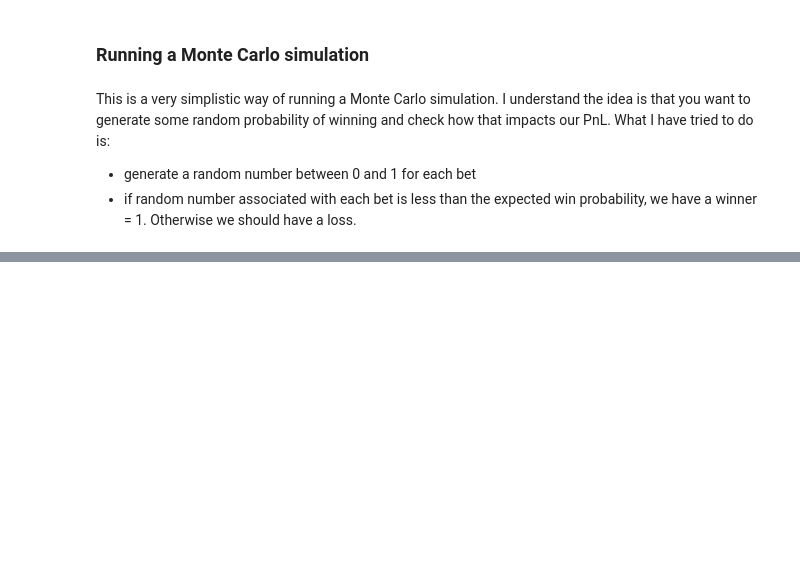
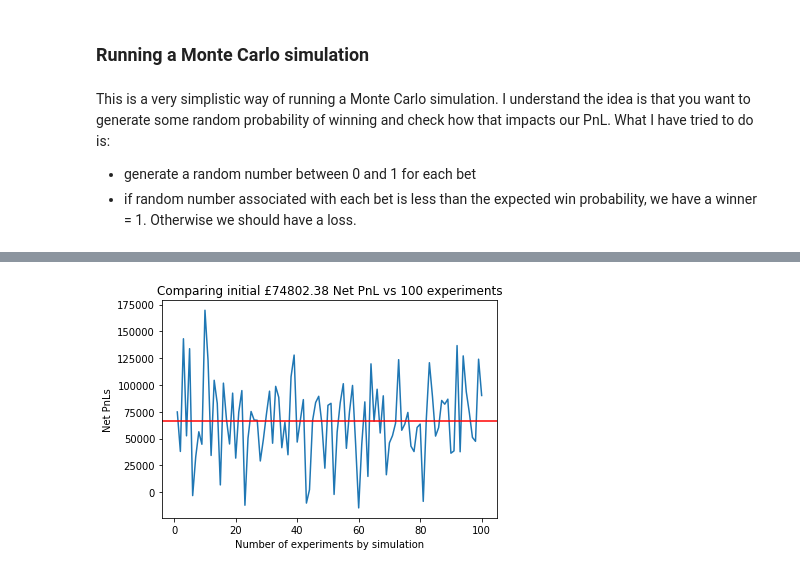
Before and after one commit to nicodosw11/betting-analysis, a Jupyter notebook: betting-analysis.ipynb, the cells around one changed output, grey strips where cells are left out. Drawn from its saved outputs; the diff is of its cells as text; code cells hidden in the pictures; blank space fills up the shorter version.

Commit message:
improve Monte Carlo analysis

```diff
--- a/betting-analysis.ipynb
+++ b/betting-analysis.ipynb
@@ -91,8 +91,11 @@ Name: overlay, dtype: int64
 True    86648
 Name: overlay, dtype: int64
 # %%
-# df["side"] = ["lay" if x < 0 else "back" for x in df["overlay"]]
-df["side"] = df["overlay"].map( lambda x: "lay" if x < 0 else "back")
+%timeit df["side"] = np.where(df["overlay"] > 0, "back", "lay") # 5.59 ms ± 233 µs per loop (mean ± std. dev. of 7 runs, 100 loops each)
+# %timeit df["side"] = ["lay" if x < 0 else "back" for x in df["overlay"]] # 14.6 ms ± 357 µs per loop (mean ± std. dev. of 7 runs, 100 loops each)
+# %timeit df["side"] = df["overlay"].apply(lambda x: "lay" if x < 0 else "back") # 16.6 ms ± 759 µs per loop (mean ± std. dev. of 7 runs, 100 loops each)
+# %timeit df["side"] = df["overlay"].map( lambda x: "lay" if x < 0 else "back") # 17.7 ms ± 706 µs per loop (mean ± std. dev. of 7 runs, 100 loops each)
+
 # df.loc[df["overlay"] < 0, "kelly"] = 10000 * ((df["overlay"] * (-1)) / (odds - 1))
 # df.loc[df["overlay"] > 0, "kelly"] = 10000 * (df["overlay"] / (odds - 1))
 df["kelly"] = np.where(df["overlay"] < 0, 10000 * ((df["overlay"] * (-1)) / (odds - 1)), 10000 * (df["overlay"] / (odds - 1)))
@@ -289,0 +240,82 @@ print(randomly_generated_results)
+# %%
+# random simulations based on random numbers
+import pandas as pd, numpy as np
+import random
+import matplotlib.pyplot as plt
+
+
+def generate_betting_analysis_results(total_experiments):
+    experiments_num = []
+    results = []
+    initial_df = pd.read_csv('horses.csv')
+
+    # does not change
+    estimated_prob_winning = 1 / initial_df["win_fair_price"]
+    initial_df["estimated_prob_winning"] = estimated_prob_winning
+    odds = initial_df["win_starting_price"]
+    initial_df["overlay"] = (estimated_prob_winning * odds) - 1
+    initial_df["side"] = np.where(initial_df["overlay"] > 0, "back", "lay")
+    back_bets = initial_df["side"] == "back"
+    lay_bets = initial_df["side"] == "lay"
+    back_kelly = 10000 * (initial_df["overlay"] / (odds - 1))
+    lay_kelly = 10000 * ((initial_df["overlay"] * (-1)) / (odds - 1))
+    initial_df["kelly"] = np.where(initial_df["overlay"] > 0, back_kelly, lay_kelly)
+    initial_df["turnover"] = np.where(initial_df["kelly"] >= 2, initial_df["kelly"], 0)
+
+    for i in range(total_experiments):
+        experiments_num.append(i+1)
+        df = initial_df.copy()
+
+
+        #determine winners: this does change for each iteration
+        #skip below step for first iteration
+        if i > 0:
+            df["random_prob_winning"] = np.random.uniform(0,1, size=len(df))
+            df["winner"] = np.where(estimated_prob_winning >= df["random_prob_winning"], 1, 0)
+
+        back_winners = (df["winner"] == 1) & (df["side"] == "back")
+        back_losers = (df["winner"] == 0) & (df["side"] == "back")
+        lay_winners = (df["winner"] == 0) & (df["side"] == "lay")
+        lay_losers = (df["winner"] == 1) & (df["side"] == "lay")
+        pnl_back_winners = df["turnover"] * ( odds - 1 )
+        pnl_back_back_losers = -df["turnover"]
+        pnl_lay_winners = df["turnover"]
+        pnl_lay_losers = -df["turnover"] * ( odds - 1 )
+
+        pnl_conditions = [
+            back_winners,
+            back_losers,
+            lay_winners,
+            lay_losers]
+        pnl_choices = [pnl_back_winners, pnl_back_back_losers, pnl_lay_winners, pnl_lay_losers]
+
+        #calculate PnLs: this does change for each iteration
+        df["PnL"] = np.select(pnl_conditions, pnl_choices)
+
+        #calculate commissions and net PnLs: this does change for each iteration
+        race_pnl = df.groupby("race_number")["PnL"].transform("sum")
+        race_size = df.groupby("race_number")["PnL"].transform("count")
+        commission = race_pnl * 0.05
+        df["commission"] = np.where(df.groupby("race_number")["PnL"].transform("sum") > 0, commission / race_size, 0)
+        df["Net PnL"] = df["PnL"] - df["commission"]
+
+        Total_Net_PnL = df["Net PnL"].sum()
+        results.append(Total_Net_PnL)
+
+
+    plt.plot(experiments_num,results)
+    return experiments_num, results
+
+experiments, net_pnls = generate_betting_analysis_results(100)
+simulation_average_net_pnl = sum(net_pnls)/len(net_pnls)
+starting_net_pnl = net_pnls[0]
+
+plt.title(f"Comparing initial £{starting_net_pnl:.2f} Net PnL vs {experiments[-1]} experiments")
+plt.ylabel("Net PnLs")
+plt.xlabel("Number of experiments by simulation")
+plt.axhline(y = simulation_average_net_pnl, color = 'r', linestyle = '-')
+plt.show()
+
+print(f"If we run 1 simulation x {experiments[-1]} experiments, on average Net PnL is £{simulation_average_net_pnl:.2f}")
+# %% [output]
+[figure, added]
```
Also changed, not shown: parts of 5 cells of this notebook.
